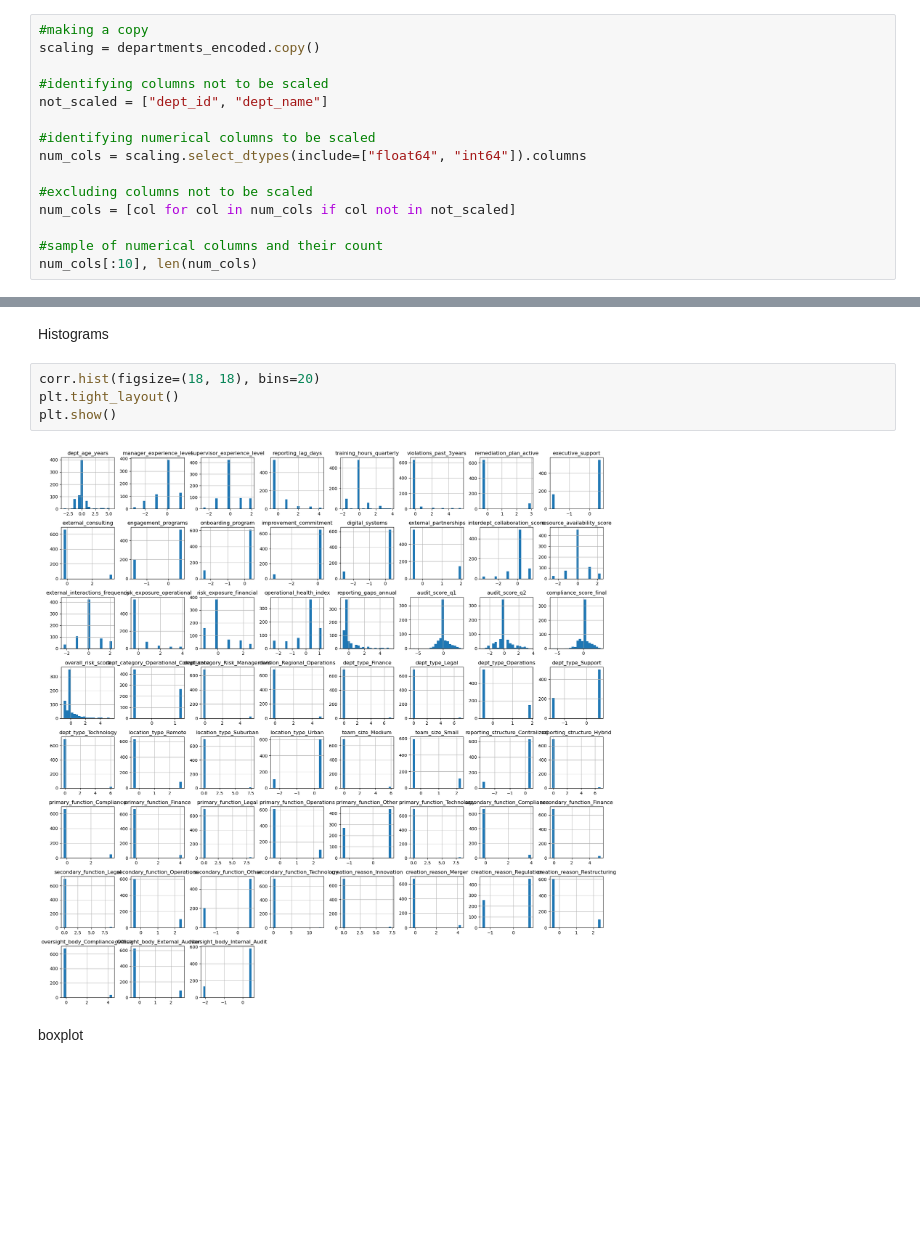
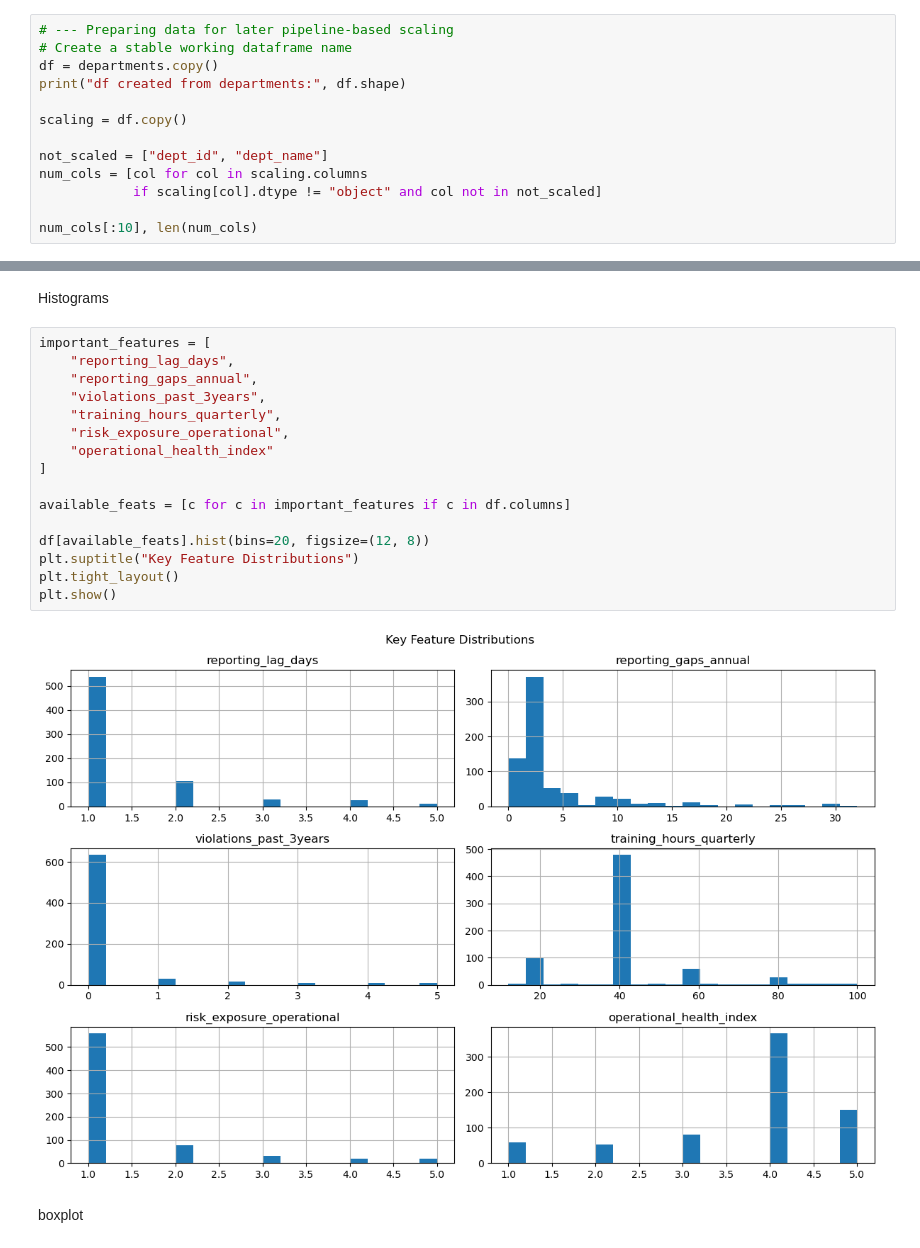
Before and after one commit to deniztaylan06/PROJECT_321551, a Jupyter notebook: main.ipynb, the cells around one changed output, grey strips where cells are left out. Drawn from its saved outputs; the diff is of its cells as text; blank space fills up the shorter version.

```diff
--- a/main.ipynb
+++ b/main.ipynb
@@ -305,18 +305,16 @@ departments_encoded.select_dtypes(include=["object"])
 
 preparing data
 # %%
-#making a copy
-scaling = departments_encoded.copy()
+# --- Preparing data for later pipeline-based scaling
+# Create a stable working dataframe name
+df = departments.copy()
+print("df created from departments:", df.shape)
 
-#identifying columns not to be scaled
+scaling = df.copy()
+
 not_scaled = ["dept_id", "dept_name"]
+num_cols = [col for col in scaling.columns
+            if scaling[col].dtype != "object" and col not in not_scaled]
 
-#identifying numerical columns to be scaled
-num_cols = scaling.select_dtypes(include=["float64", "int64"]).columns
-
-#excluding columns not to be scaled
-num_cols = [col for col in num_cols if col not in not_scaled]
-
-#sample of numerical columns and their count
 num_cols[:10], len(num_cols)
 # %% [output]
@@ -377,11 +375,23 @@ plt.show()
 # %% [markdown]
 Histograms
 # %%
-corr.hist(figsize=(18, 18), bins=20)
+important_features = [
+    "reporting_lag_days",
+    "reporting_gaps_annual",
+    "violations_past_3years",
+    "training_hours_quarterly",
+    "risk_exposure_operational",
+    "operational_health_index"
+]
+
+available_feats = [c for c in important_features if c in df.columns]
+
+df[available_feats].hist(bins=20, figsize=(12, 8))
+plt.suptitle("Key Feature Distributions")
 plt.tight_layout()
 plt.show()
 # %% [output]
-[figure, old version]
+[figure, new version]
 # %% [markdown]
 boxplot
 # %%
```
Also changed, not shown: parts of 17 cells of this notebook, 7 other files.
